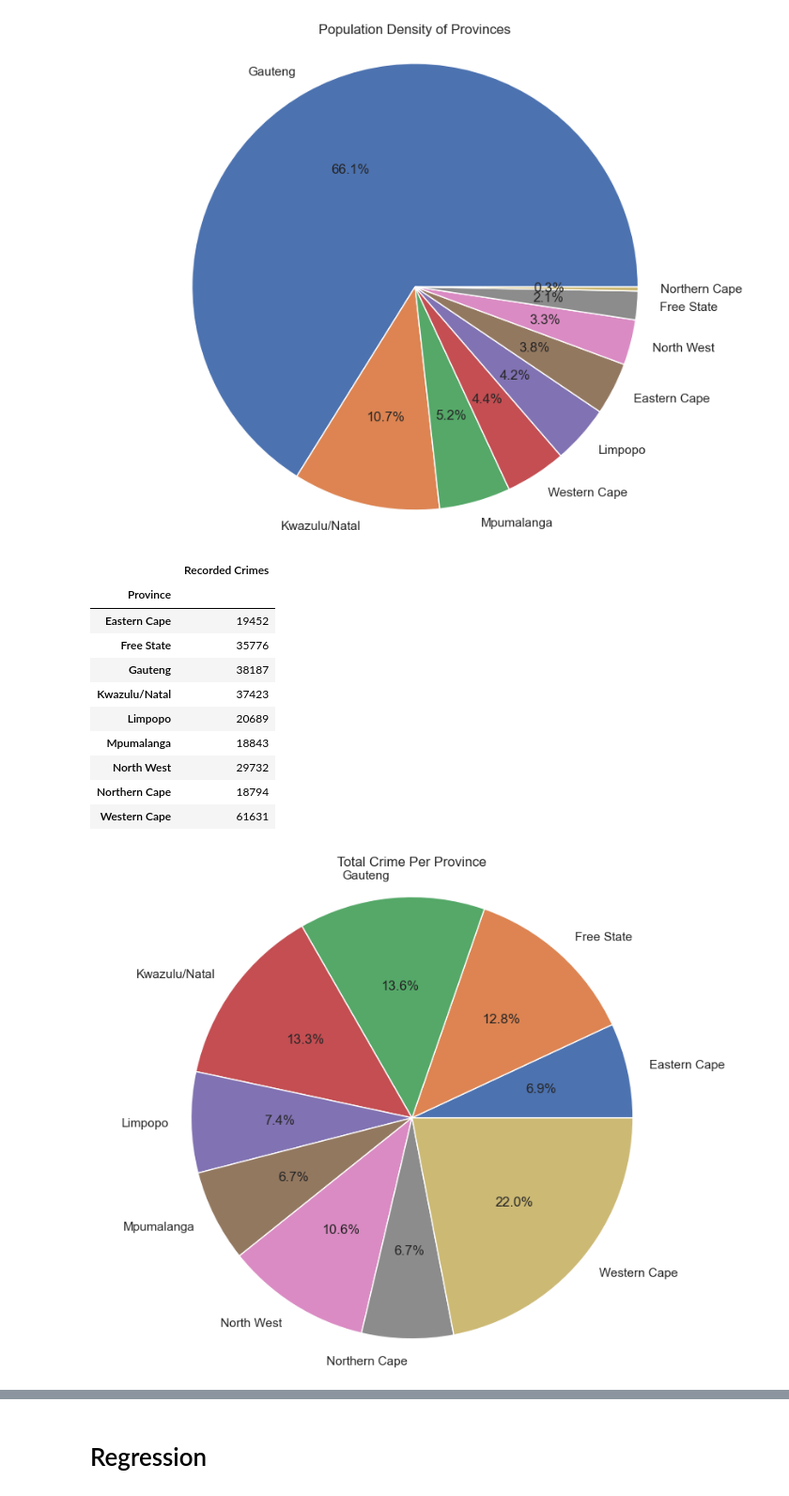
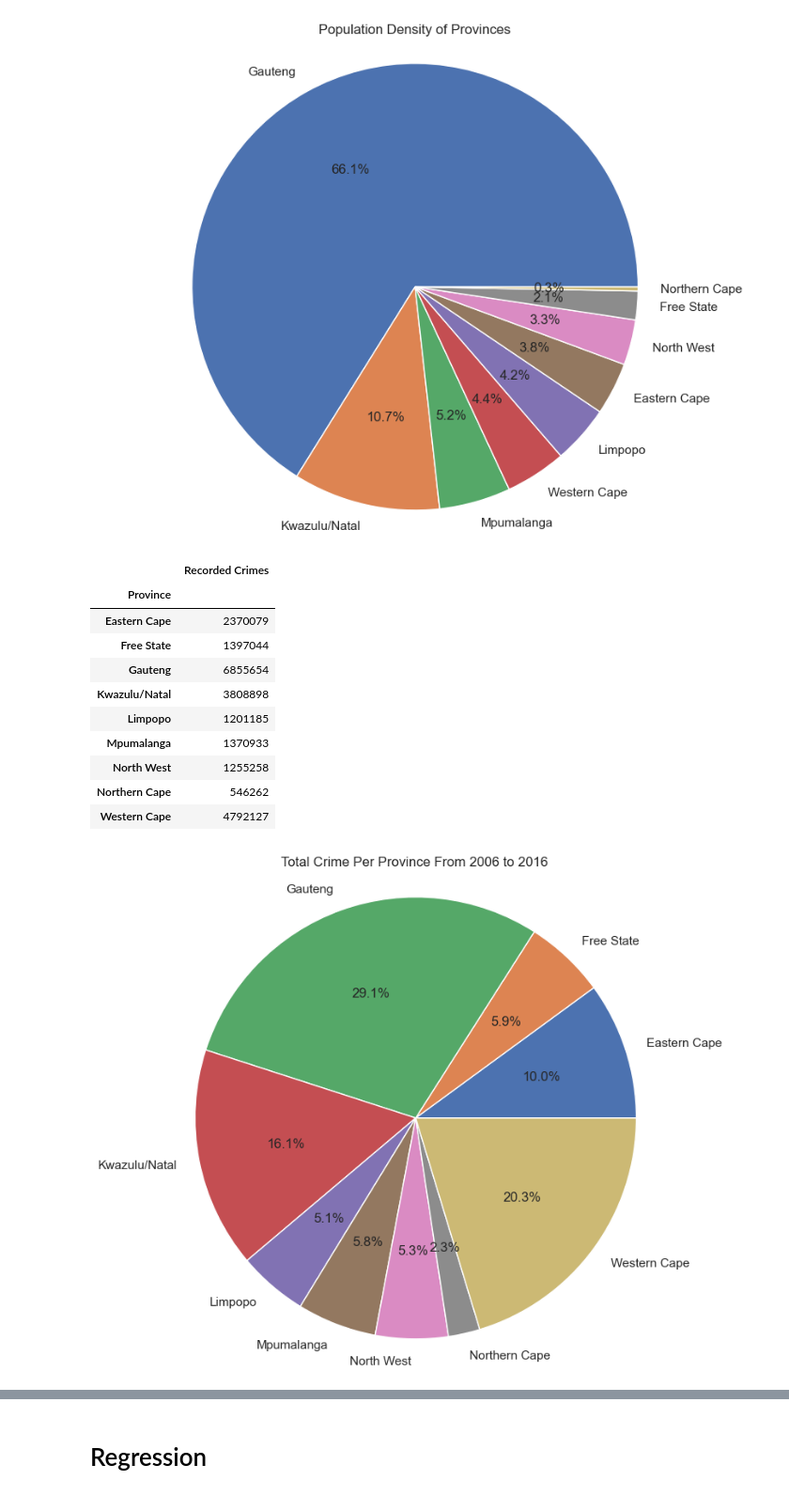
Before and after one commit to NigelGondo/Portfolio_Projects, a Jupyter notebook: Unemployment and Crime in South Africa (Regression).ipynb, the cells around one changed output, grey strips where cells are left out. Shown at 94% size. Cells and saved outputs as stored; diff of their text form; code cells hidden in the pictures.

```diff
--- a/Unemployment and Crime in South Africa (Regression).ipynb
+++ b/Unemployment and Crime in South Africa (Regression).ipynb
@@ -153,5 +159,6 @@ df_crime_stats_final
 | 30860 | South Africa | Western Cape | Lentegeur | Drug-related crime | 0 | 0 | 0 | 0 | 0 | 0 | 0 | ... |
 30861 rows × 15 columns
 # %%
-#Going to delete the Station and Category columns df
-df_crime_stats_final2 = df_crime_stats_final.drop(['Station', 'Category'], axis = 1)
+#Deleting unnecessary columns
+df_crime_stats_final2 = df_crime_stats_final.drop(['Country', 'Station', 'Category'], axis = 1)
+df_crime_stats_final2
@@ -174,3 +179,4 @@ df_crime_stats_final2
 # %%
 #Grouping crime stats by Province
-df_crime_stats_grouped = df_crime_stats_final2.groupby('Province')
+df_crime_stats_grouped_prov = df_crime_stats_final2.groupby('Province').sum()
+df_crime_stats_grouped_prov
@@ -281,11 +320,6 @@ df_crime_unemployment
 # %%
-plt.scatter(x = df_crime_unemployment['Recorded Crimes']/10,
-            y = df_crime_unemployment['Unemployment Rate']/100,
-            color = 'r')
-plt.rcParams.update({'figure.figsize':(10,8), 'figure.dpi':100})
-plt.title('Relationship Between Unemployment and Crime', fontweight = 'bold')
-plt.xlabel('Recorded Crimes', fontweight = 'bold')
-plt.ylabel('Unemployment Rate', fontweight = 'bold')
-plt.xticks(rotation = 45)
+#a regression plot of Unemeployment vs
+sns.lmplot(x = 'Recorded Crimes', y = 'Unemployment Rate', data = df_crime_unemployment)
+plt.figure(figsize = (20,15))
 plt.show()
 # %% [output]
@@ -300,27 +336,28 @@ plt.show()
 # %% [output]
 [figure]
 # %%
-df_grouped = pd.DataFrame(df_crime_stats_grouped.first().sum(axis=1))
-df_grouped = df_grouped.rename(columns={0 : 'Recorded Crimes'})
-df_grouped.index.name = 'Province'
-df_grouped
+df_crime_province_2006_2016 = pd.DataFrame(df_crime_stats_grouped_prov.sum(axis=1))
+df_crime_province_2006_2016 = df_crime_province_2006_2016.rename(columns={0 : 'Recorded Crimes'})
+df_crime_province_2006_2016.index.name = 'Province'
+df_crime_province_2006_2016
 # %% [output]
 |  | Recorded Crimes |
 | Province |  |
-| Eastern Cape | 19452 |
-| Free State | 35776 |
-| Gauteng | 38187 |
-| Kwazulu/Natal | 37423 |
-| Limpopo | 20689 |
-| Mpumalanga | 18843 |
-| North West | 29732 |
-| Northern Cape | 18794 |
-| Western Cape | 61631 |
+| Eastern Cape | 2370079 |
+| Free State | 1397044 |
+| Gauteng | 6855654 |
+| Kwazulu/Natal | 3808898 |
+| Limpopo | 1201185 |
+| Mpumalanga | 1370933 |
+| North West | 1255258 |
+| Northern Cape | 546262 |
+| Western Cape | 4792127 |
 # %%
-plt.pie(df_grouped['Recorded Crimes'], labels = df_grouped.index ,autopct='%1.1f%%')
-plt.title('Total Crime Per Province')
+#A pie chart to visualise the total crime from 2006 to 2016 for each province
+plt.pie(df_crime_province_2006_2016['Recorded Crimes'], labels = df_crime_province_2006_2016.index ,autopct='%1.1f%%')
+plt.title('Total Crime Per Province From 2006 to 2016')
 plt.axis('equal')
 plt.show()
 # %% [output]
-[figure, old version]
+[figure, new version]
 # %%
```
Also changed, not shown: parts of 56 cells of this notebook.
